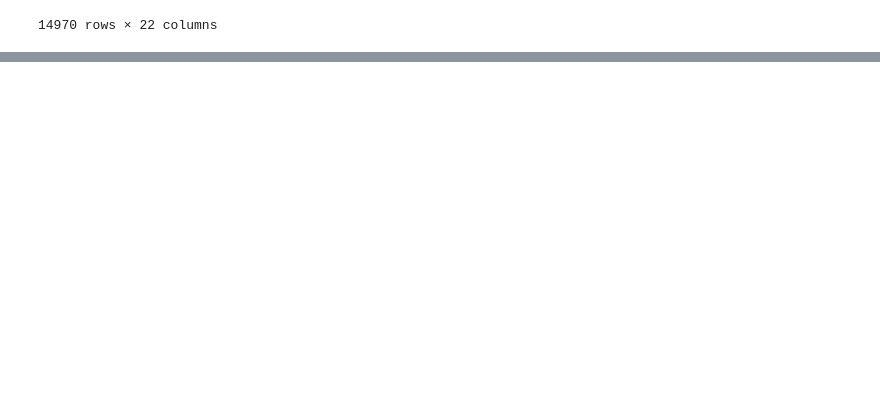
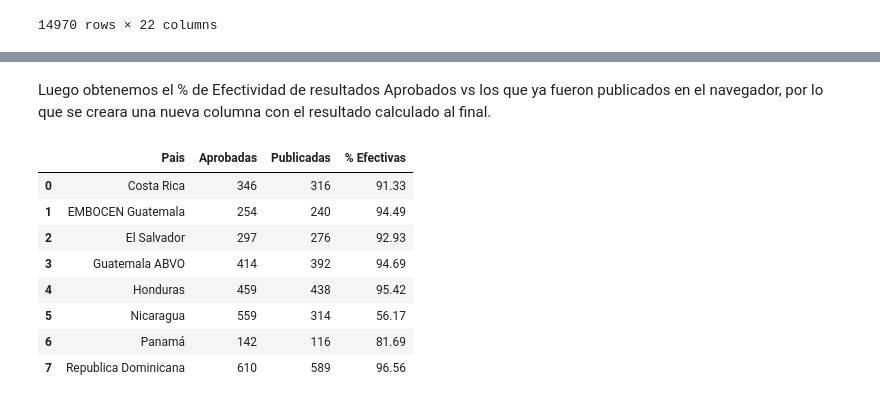
Before and after one commit to gcastillodn/python2, a Jupyter notebook: Proyect_Final/ProyectoFinal.ipynb, the cells around one changed output, grey strips where cells are left out. Saved outputs shown, nothing was run; the diff lists cells and outputs as text; code cells hidden in the pictures; blank space fills up the shorter version.

```diff
--- a/Proyect_Final/ProyectoFinal.ipynb
+++ b/Proyect_Final/ProyectoFinal.ipynb
@@ -356,0 +384,15 @@ Name: Pais, dtype: int64
+# %% [markdown]
+Luego obtenemos el % de Efectividad de resultados Aprobados vs los que ya fueron publicados en el navegador, por lo que se creara una nueva columna con el resultado calculado al final.
+# %%
+AG_Tracking_resultado1["% Efectivas"] = round((AG_Tracking_resultado1["Publicadas"]*100)/AG_Tracking_resultado1["Aprobadas"],2)
+AG_Tracking_resultado1
+# %% [output]
+|  | Pais | Aprobadas | Publicadas | % Efectivas |
+| 0 | Costa Rica | 346 | 316 | 91.33 |
+| 1 | EMBOCEN Guatemala | 254 | 240 | 94.49 |
+| 2 | El Salvador | 297 | 276 | 92.93 |
+| 3 | Guatemala ABVO | 414 | 392 | 94.69 |
+| 4 | Honduras | 459 | 438 | 95.42 |
+| 5 | Nicaragua | 559 | 314 | 56.17 |
+| 6 | Panamá | 142 | 116 | 81.69 |
+| 7 | Republica Dominicana | 610 | 589 | 96.56 |
```
Also changed, not shown: parts of 12 cells of this notebook.
